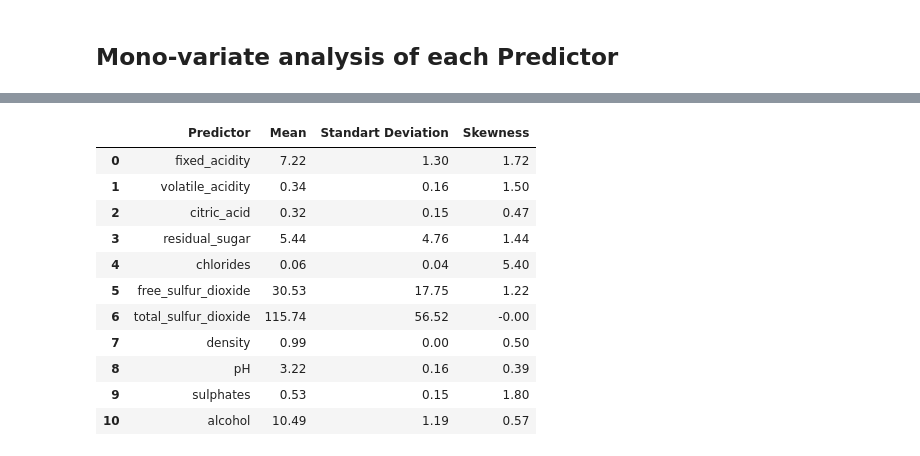
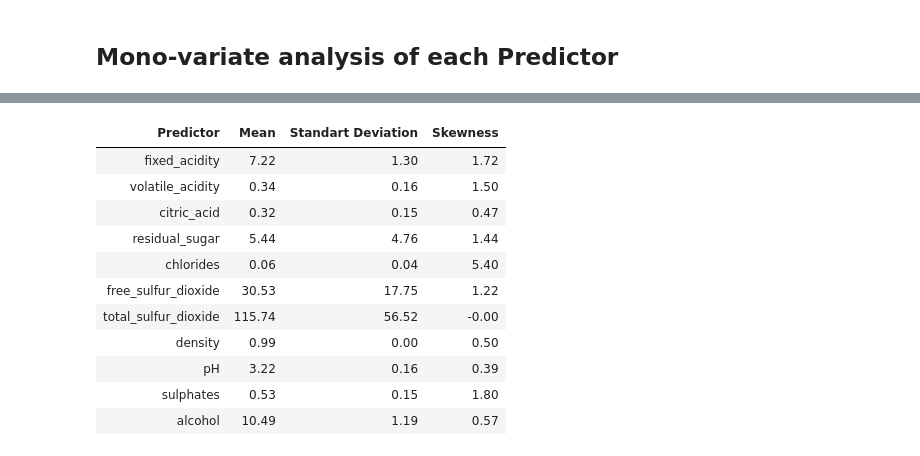
Before and after one commit to pauloricms12/ICA_HM1, a Jupyter notebook: data.ipynb, the cells around one changed output, grey strips where cells are left out. Cells and saved outputs as stored; diff of their text form; code cells hidden in the pictures.

```diff
--- a/data.ipynb
+++ b/data.ipynb
@@ -82,7 +82,7 @@ plt.show()
 # %% [markdown]
 ## Mono-variate analysis of each Predictor
 # %%
-fig, axes = plt.subplots(11, 1, figsize=(14, 66))
+fig, axes = plt.subplots(11, 1, figsize=(10, 30))
 for i, feature in enumerate(X):
     ax = sns.histplot(
         data=X,
@@ -92,17 +92,6 @@ for i, feature in enumerate(X):
     ax.grid(axis='y', linestyle='--')
     ax.set_title(f"Histogram of {feature}")
 
-    mean = X[feature].mean()
-    std = X[feature].std()
-    skewness = X[feature].skew()
-    ax.text(0.95, 0.95,
-            f'Mean: {mean:.2f}\nStandart Deviation: {std:.2f}\nSkewness: {skewness:.2f}',
-            transform=ax.transAxes,
-            fontsize=12,
-            ha='right',
-            va='top'
-            )
-
 plt.tight_layout()
 plt.show()
 # %% [output]
@@ -109,0 +99,13 @@ plt.show()
+# %%
+fig, axes = plt.subplots(4, 3, figsize=(20, 30))
+for i, feature in enumerate(X):
+    ax = sns.boxplot(
+        data=X,
+        y = feature,
+        ax = axes.flatten()[i]
+    )
+    ax.grid(axis='y', linestyle='--')
+    ax.set_title(f"Boxplot of {feature}")
+
+plt.tight_layout()
+plt.show()
@@ -110,23 +114,24 @@ plt.show()
 # %%
 df_table = pd.DataFrame(columns=['Predictor', 'Mean', 'Standart Deviation', 'Skewness'])
 for i, feature in enumerate(X):
     df_table.loc[i] = [feature, f'{X[feature].mean():.2f}', f'{X[feature].std():.2f}', f'{X[feature].skew():.2f}']
 
 display(
         df_table
         .style
+        .hide(axis='index')
         .set_table_styles([{'selector': 'td', 'props': 'text-align: center;'}])
         )
 # %% [output]
-|  | Predictor | Mean | Standart Deviation | Skewness |
-| 0 | fixed_acidity | 7.22 | 1.30 | 1.72 |
-| 1 | volatile_acidity | 0.34 | 0.16 | 1.50 |
-| 2 | citric_acid | 0.32 | 0.15 | 0.47 |
-| 3 | residual_sugar | 5.44 | 4.76 | 1.44 |
-| 4 | chlorides | 0.06 | 0.04 | 5.40 |
-| 5 | free_sulfur_dioxide | 30.53 | 17.75 | 1.22 |
-| 6 | total_sulfur_dioxide | 115.74 | 56.52 | -0.00 |
-| 7 | density | 0.99 | 0.00 | 0.50 |
-| 8 | pH | 3.22 | 0.16 | 0.39 |
-| 9 | sulphates | 0.53 | 0.15 | 1.80 |
-| 10 | alcohol | 10.49 | 1.19 | 0.57 |
+| Predictor | Mean | Standart Deviation | Skewness |
+| fixed_acidity | 7.22 | 1.30 | 1.72 |
+| volatile_acidity | 0.34 | 0.16 | 1.50 |
+| citric_acid | 0.32 | 0.15 | 0.47 |
+| residual_sugar | 5.44 | 4.76 | 1.44 |
+| chlorides | 0.06 | 0.04 | 5.40 |
+| free_sulfur_dioxide | 30.53 | 17.75 | 1.22 |
+| total_sulfur_dioxide | 115.74 | 56.52 | -0.00 |
+| density | 0.99 | 0.00 | 0.50 |
+| pH | 3.22 | 0.16 | 0.39 |
+| sulphates | 0.53 | 0.15 | 1.80 |
+| alcohol | 10.49 | 1.19 | 0.57 |
```
Also changed, not shown: parts of 2 cells of this notebook.
